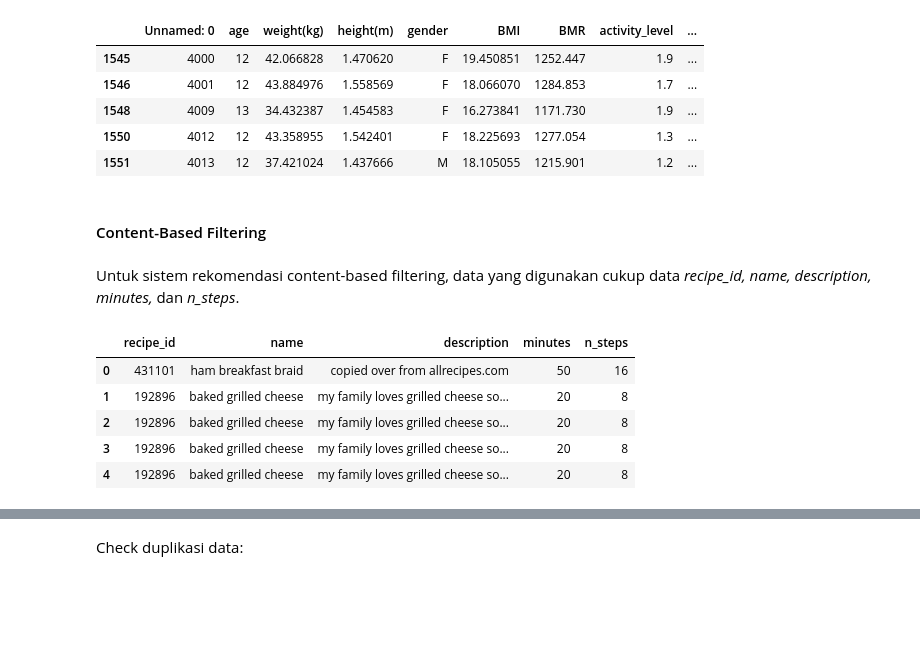
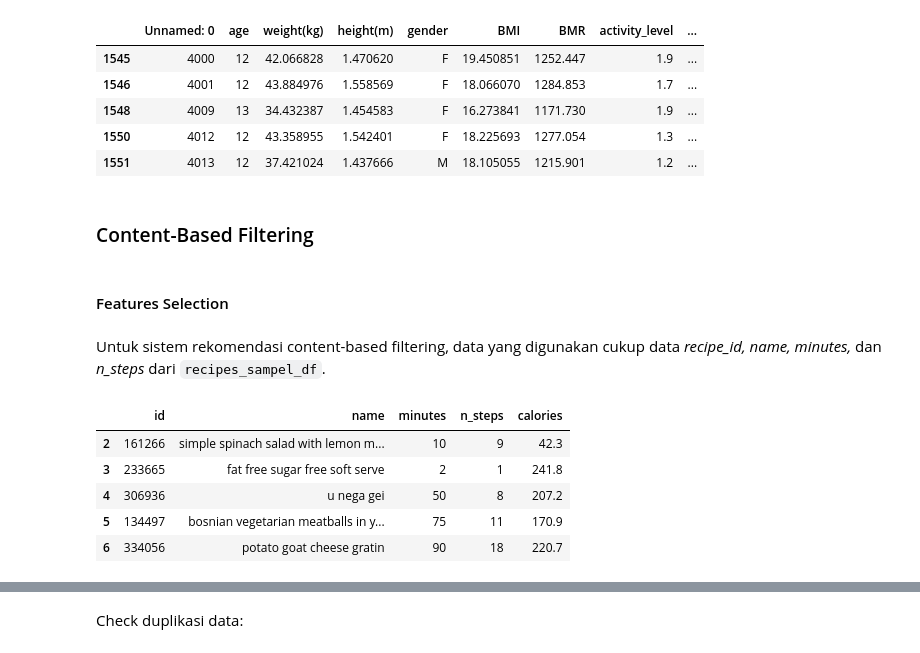
Before and after one commit to Sulbae/OlahGizi-Project, a Jupyter notebook: Food Recommender/notebook.ipynb, the cells around one changed output, grey strips where cells are left out. Saved outputs shown, nothing was run; the diff lists cells and outputs as text; code cells hidden in the pictures; blank space fills up the shorter version.

```diff
--- a/Food Recommender/notebook.ipynb
+++ b/Food Recommender/notebook.ipynb
@@ -791,22 +791,24 @@ people_profile_df.head()
 | 1550 | 4012 | 12 | 43.358955 | 1.542401 | F | 18.225693 | 1277.054 | 1.3 | ... |
 | 1551 | 4013 | 12 | 37.421024 | 1.437666 | M | 18.105055 | 1215.901 | 1.2 | ... |
 # %% [markdown]
-#### Content-Based Filtering
+### Content-Based Filtering
+# %% [markdown]
+#### Features Selection
 # %% [markdown]
-Untuk sistem rekomendasi content-based filtering, data yang digunakan cukup data *recipe_id, name, description, minutes,* dan *n_steps*.
+Untuk sistem rekomendasi content-based filtering, data yang digunakan cukup data *recipe_id, name, minutes,* dan *n_steps* dari `recipes_sampel_df`.
 # %%
-content_based_columns = ["recipe_id",
+content_based_columns = ["id",
                          "name",
-                         "description",
                          "minutes",
-                         "n_steps"]
+                         "n_steps",
+                         "calories"]
 
-content_based_df = selected_data_df[content_based_columns]
+content_based_df = recipes_sample_df[content_based_columns]
 content_based_df.head()
 # %% [output]
-|  | recipe_id | name | description | minutes | n_steps |
-| 0 | 431101 | ham breakfast braid | copied over from allrecipes.com | 50 | 16 |
-| 1 | 192896 | baked grilled cheese | my family loves grilled cheese so... | 20 | 8 |
-| 2 | 192896 | baked grilled cheese | my family loves grilled cheese so... | 20 | 8 |
-| 3 | 192896 | baked grilled cheese | my family loves grilled cheese so... | 20 | 8 |
-| 4 | 192896 | baked grilled cheese | my family loves grilled cheese so... | 20 | 8 |
+|  | id | name | minutes | n_steps | calories |
+| 2 | 161266 | simple spinach salad with lemon m... | 10 | 9 | 42.3 |
+| 3 | 233665 | fat free sugar free soft serve | 2 | 1 | 241.8 |
+| 4 | 306936 | u nega gei | 50 | 8 | 207.2 |
+| 5 | 134497 | bosnian vegetarian meatballs in y... | 75 | 11 | 170.9 |
+| 6 | 334056 | potato goat cheese gratin | 90 | 18 | 220.7 |
```
Also changed, not shown: parts of 38 cells of this notebook.
